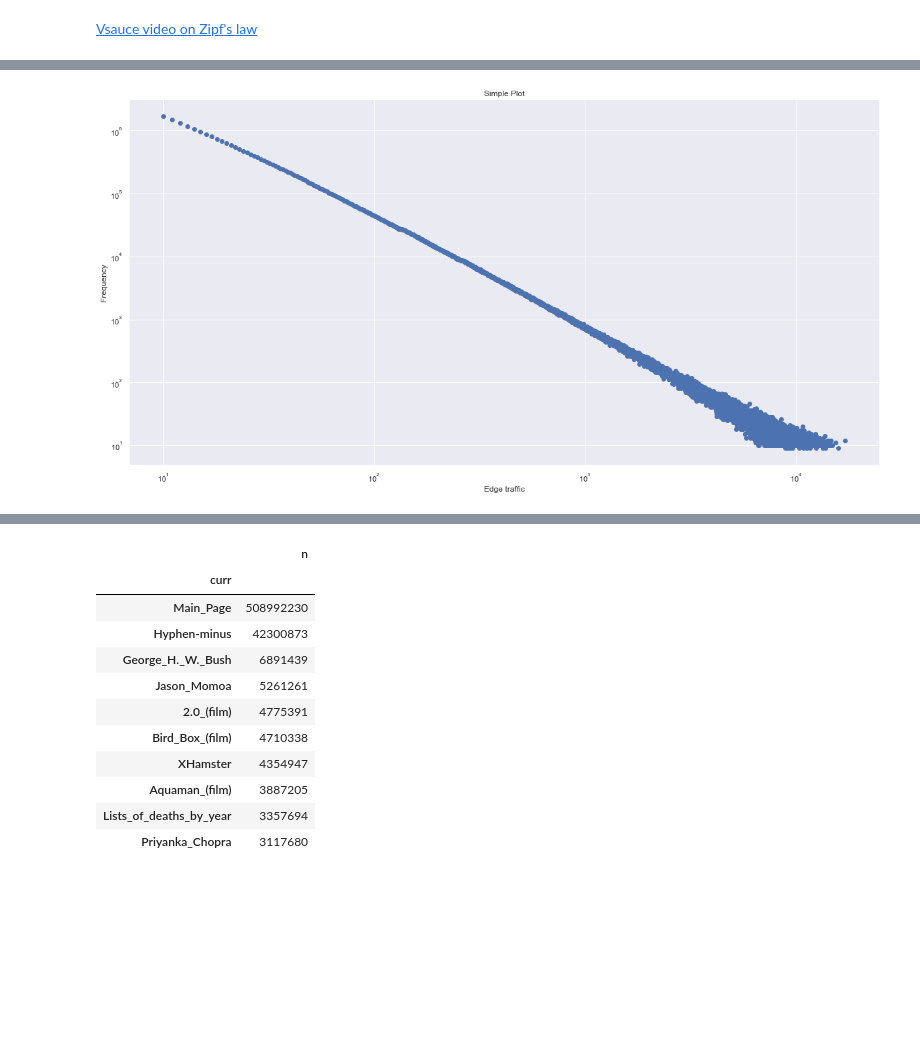
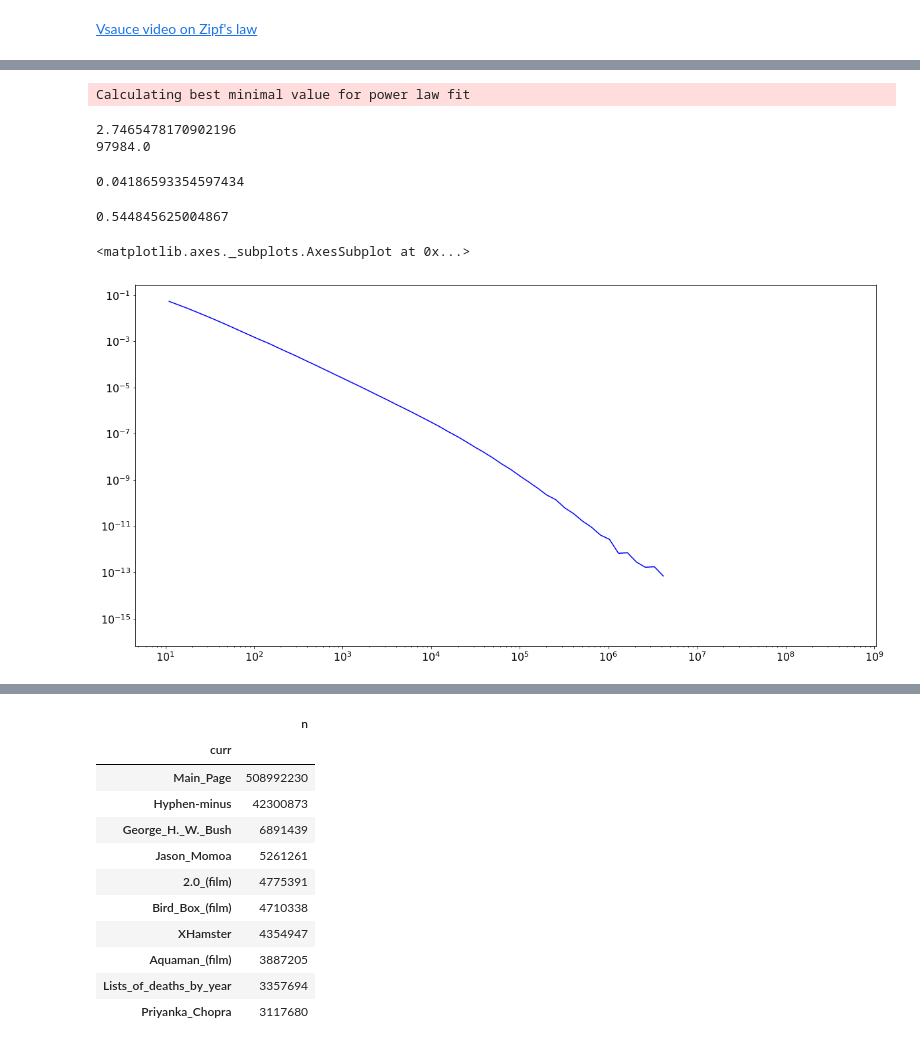
Before and after one commit to 33eyes/wiki-clickstream-graph, a Jupyter notebook: checking_a_sample_raw_dataset.ipynb, the cells around one changed output, grey strips where cells are left out. Drawn from its saved outputs; the diff is of its cells as text; code cells hidden in the pictures; blank space fills up the shorter version.

```diff
--- a/checking_a_sample_raw_dataset.ipynb
+++ b/checking_a_sample_raw_dataset.ipynb
@@ -319,10 +337,0 @@ plt.title("Simple Plot");
-# %%
-plt.scatter(edge_traffic_frequencies.index.values[:10000], edge_traffic_frequencies.values[:10000])
-plt.xscale("log")
-plt.yscale("log")
-plt.xlabel('Edge traffic')
-plt.ylabel('Frequency')
-
-plt.title("Simple Plot");
-# %% [output]
-[figure, removed]
@@ -336,0 +340,14 @@ plt.title("Simple Plot");
+# %%
+#data = edge_traffic_frequencies.values[:10000]
+data = df["n"].values
+# %%
+# time this. Last run took about 30 min.
+results = powerlaw.Fit(data)
+# %% [output]
+Calculating best minimal value for power law fit
+# %%
+print(results.power_law.alpha)
+print(results.power_law.xmin)
+# %% [output]
+2.7465478170902196
+97984.0
@@ -336,0 +356,13 @@ plt.title("Simple Plot");
+# %%
+R
+# %% [output]
+0.04186593354597434
+# %%
+p
+# %% [output]
+0.544845625004867
+# %%
+powerlaw.plot_pdf(data, color='b')
+# %% [output]
+<matplotlib.axes._subplots.AxesSubplot at 0x...>
+[figure, added]
```
Also changed, not shown: parts of 22 cells of this notebook.
